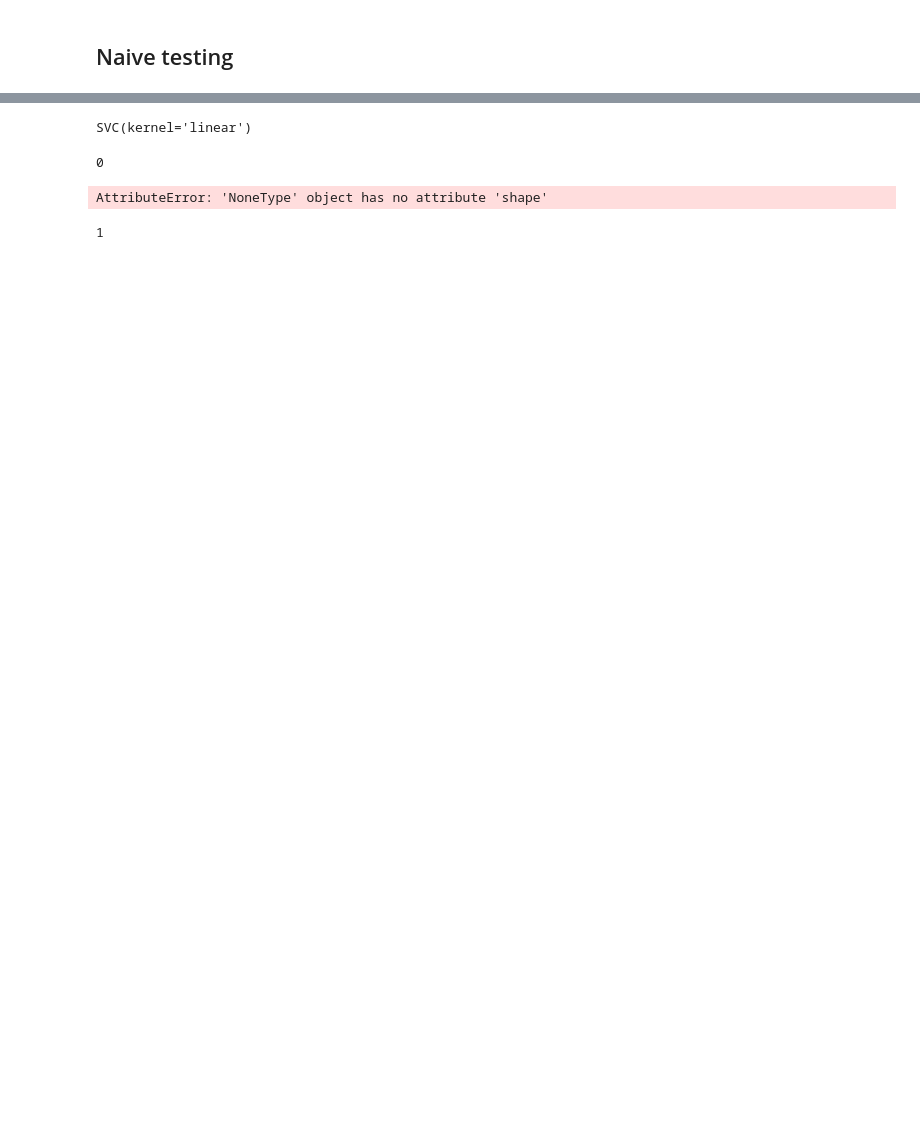
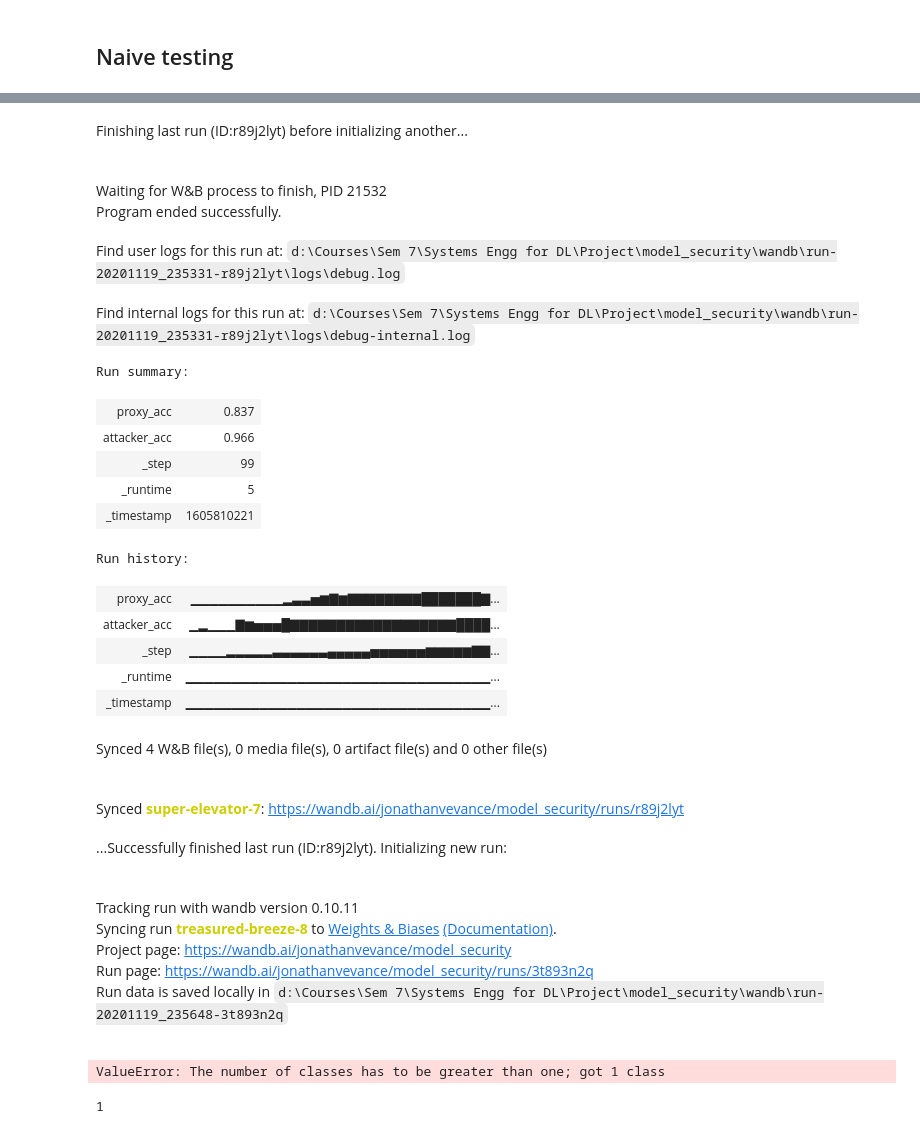
Before and after one commit to jonathanvevance/model_security, a Jupyter notebook: privacy_tests.ipynb, the cells around one changed output, grey strips where cells are left out. Saved outputs shown, nothing was run; the diff lists cells and outputs as text; code cells hidden in the pictures; blank space fills up the shorter version.

Commit message:
naive test runs

```diff
--- a/privacy_tests.ipynb
+++ b/privacy_tests.ipynb
@@ -8,12 +8,14 @@ from sklearn.metrics import accuracy_score
 # %%
 class test_proxy:
 
-    def __init__(self, proxy, attacker, X_val, y_val):
+    def __init__(self, proxy, attacker, X_val, y_val, log):
         """
         inputs   : proxy = incremental model object
                    attacker = attacker object
                    X_valid, y_valid = dataset for accuracy metric
+                   log = whether to log in wandb
         """
+        self.log = log
         self.proxy = proxy
         self.attacker = attacker
         self.proxy_acc = None
@@ -22,11 +24,12 @@ class test_proxy:
         # stored dataset
         self.X_val, self.y_val = X_val, y_val
 
+        if log:
+            wandb.init('model_security')
+
     def steal(self, max_queries):
 
         for query in range(max_queries):
-
-            print(query)
 
             x, y = attacker.query_fit() # query and improve fit; return the query point and accuracy
             self.attacker_acc = accuracy_score(self.attacker.predict(self.X_val), self.y_val)
@@ -34,11 +37,8 @@ class test_proxy:
             proxy.update(x, y)
             self.proxy_acc = accuracy_score(self.proxy.predict(self.X_val), self.y_val)
 
-            # wandb.log({
-            #     "proxy_acc" : self.proxy_acc,
-            #     "attacker_acc" : self.attacker_acc
-            # })
-
-            print(self.proxy_acc, self.attacker_acc)
-
-        return self.proxy_acc, self.attacker_acc
+            if self.log:
+                wandb.log({
+                    "proxy_acc" : self.proxy_acc,
+                    "attacker_acc" : self.attacker_acc
+                })
@@ -58,9 +61,3 @@ plt.show()
-# %%
-from sklearn.svm import SVC
-clf = SVC(kernel = 'linear')
-clf.fit(X, y)
-# %% [output]
-SVC(kernel='linear')
 # %%
 import random
 class naive_attacker:
@@ -105,15 +102,40 @@ class naive_attacker:
         if self.started:
             return self.clf.predict(X)
         else:
-            return [-1 for __ in range(len(X))]
+            return [random.choice([0, 1]) for __ in range(len(X))]
 # %%
-proxy = online_lssvm()
+# proxy = online_lssvm()
+proxy = online_svm_sgd()
 attacker = naive_attacker(clf)
-naive_test = test_proxy(proxy, attacker, X, y)
+naive_test = test_proxy(proxy, attacker, X, y, log = True)
 naive_test.steal(100)
 # %% [output]
+Finishing last run (ID:r89j2lyt) before initializing another...
+Waiting for W&B process to finish, PID 21532
+Program ended successfully.
+Find user logs for this run at: d:\Courses\Sem 7\Systems Engg for DL\Project\model_security\wandb\run-20201119_235331-r89j2lyt\logs\debug.log
+Find internal logs for this run at: d:\Courses\Sem 7\Systems Engg for DL\Project\model_security\wandb\run-20201119_235331-r89j2lyt\logs\debug-internal.log
-0
+Run summary:
+| proxy_acc | 0.837 |
+| attacker_acc | 0.966 |
+| _step | 99 |
+| _runtime | 5 |
+| _timestamp | 1605810221 |
-AttributeError: 'NoneType' object has no attribute 'shape'
+Run history:
+| proxy_acc | ▁▁▁▁▁▁▁▁▁▁▂▃▃▅▆▇▆▇▇▇▇▇▇▇▇███████▇... |
+| attacker_acc | ▁▂▁▁▁▇▆▅▅▅█▇▇▇▇▇▇▇▇▇▇▇▇▇▇▇▇▇▇████... |
+| _step | ▁▁▁▁▂▂▂▂▂▃▃▃▃▃▃▄▄▄▄▄▅▅▅▅▅▅▆▆▆▆▆▇▇... |
+| _runtime | ▁▁▁▁▁▁▁▁▁▁▁▁▁▁▁▁▁▁▁▁▁▁▁▁▁▁▁▁▁▁▁▁▁... |
+| _timestamp | ▁▁▁▁▁▁▁▁▁▁▁▁▁▁▁▁▁▁▁▁▁▁▁▁▁▁▁▁▁▁▁▁▁... |
+Synced 4 W&B file(s), 0 media file(s), 0 artifact file(s) and 0 other file(s)
+Synced super-elevator-7: https://wandb.ai/jonathanvevance/model_security/runs/r89j2lyt
+...Successfully finished last run (ID:r89j2lyt). Initializing new run:
+Tracking run with wandb version 0.10.11
+Syncing run treasured-breeze-8 to Weights & Biases (Documentation).
+Project page: https://wandb.ai/jonathanvevance/model_security
+Run page: https://wandb.ai/jonathanvevance/model_security/runs/3t893n2q
+Run data is saved locally in d:\Courses\Sem 7\Systems Engg for DL\Project\model_security\wandb\run-20201119_235648-3t893n2q
+ValueError: The number of classes has to be greater than one; got 1 class
 # %%
 a = np.array([1, 2])
 a.ndim
```
Also changed, not shown: parts of 2 cells of this notebook.
